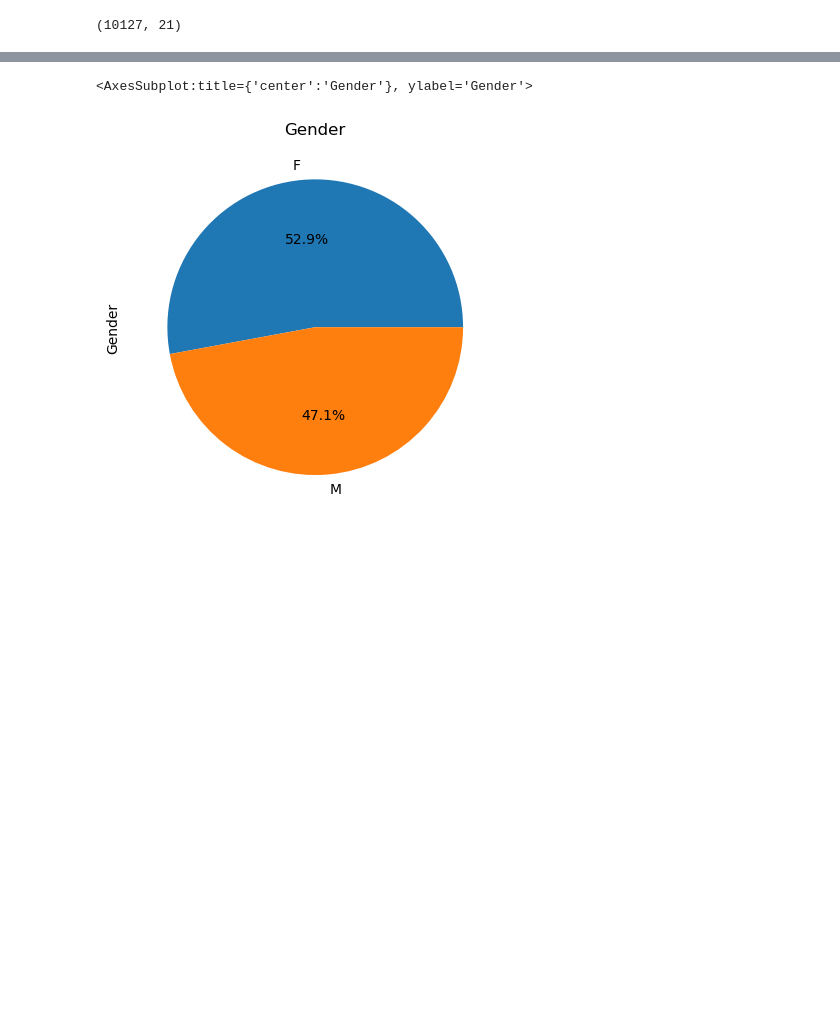
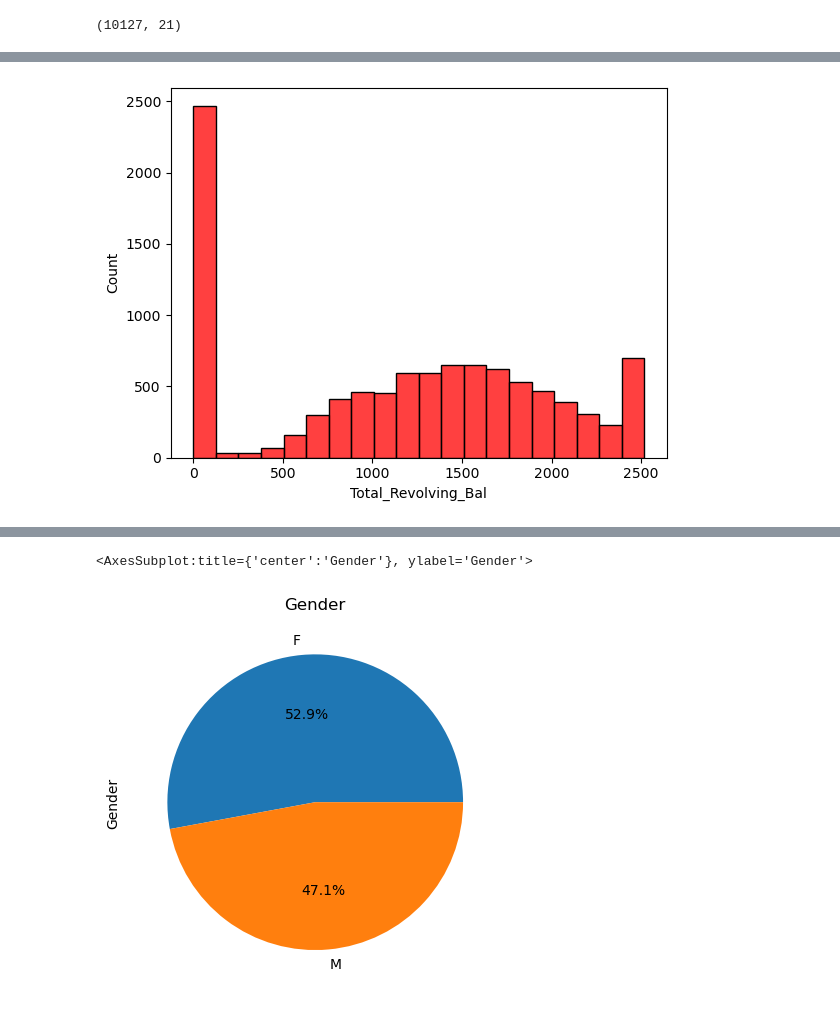
Before and after one commit to xlivia/project-1-group-22, a Jupyter notebook: final.ipynb, the cells around one changed output, grey strips where cells are left out. Drawn from its saved outputs; the diff is of its cells as text; code cells hidden in the pictures; blank space fills up the shorter version.

```diff
--- a/final.ipynb
+++ b/final.ipynb
@@ -76,0 +65,4 @@ array([[<AxesSubplot:title={'center':'CLIENTNUM'}>,
+# %%
+sns.histplot(cleanbank['Total_Revolving_Bal'],color='r');
+# %% [output]
+[figure, added]
```
Also changed, not shown: parts of 4 cells of this notebook, 1 other file.
